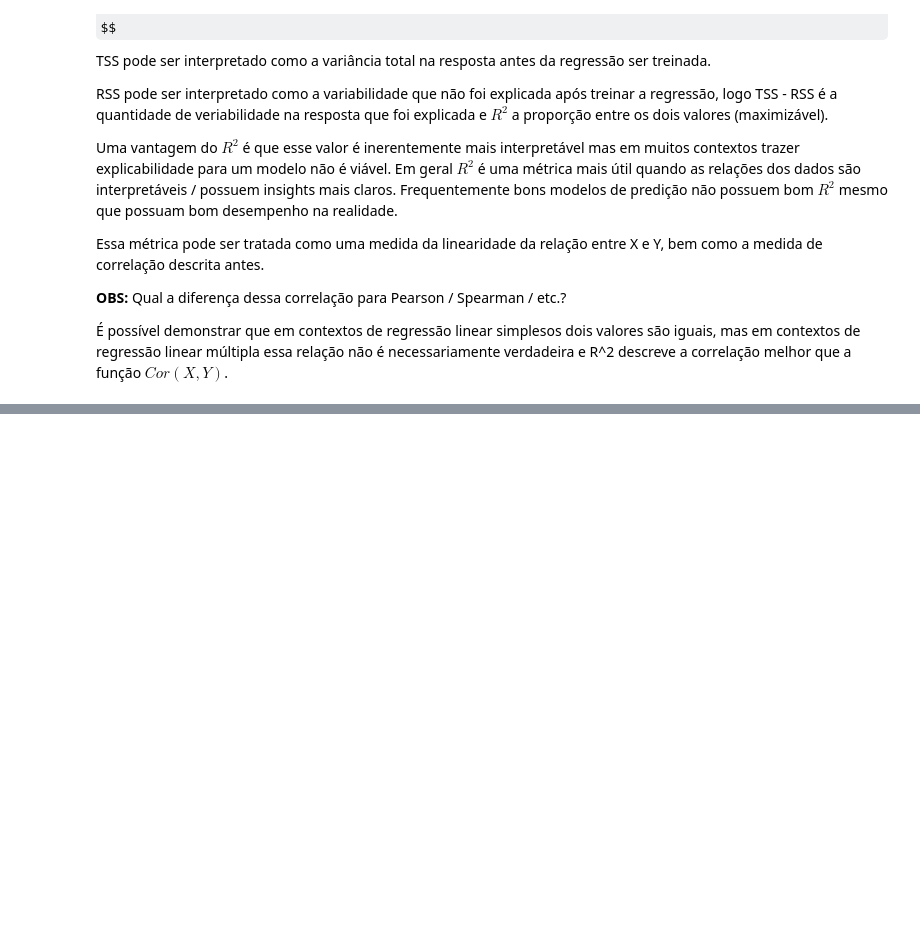
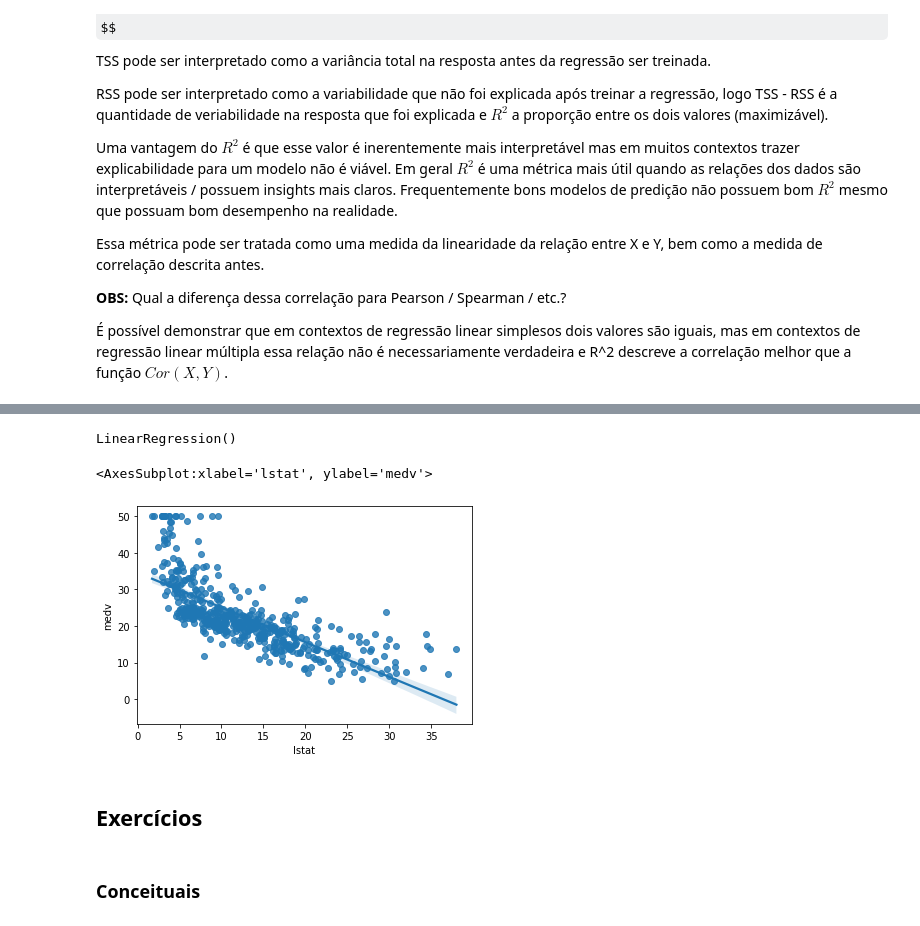
Before and after one commit to eshiraishi/ISL, a Jupyter notebook: notebooks/chapter-3.ipynb, the cells around one changed output, grey strips where cells are left out. Saved outputs shown, nothing was run; the diff lists cells and outputs as text; code cells hidden in the pictures; some formulas as TeX source; blank space fills up the shorter version.

```diff
--- a/notebooks/chapter-3.ipynb
+++ b/notebooks/chapter-3.ipynb
@@ -117,0 +206,3 @@ Essa métrica pode ser tratada como uma medida da linearidade da relação entre
+# %%
+df = pd.read_csv('../datasets/Boston.csv', index_col=0)
+df.sample(10)
@@ -117,0 +221,16 @@ Essa métrica pode ser tratada como uma medida da linearidade da relação entre
+# %%
+X_train = df['lstat']
+y_train = df['medv']
+linearRegression = LinearRegression()
+linearRegression.fit(X_train.values.reshape(-1,1), y_train)
+# %% [output]
+LinearRegression()
+# %%
+sns.regplot(data=df[['lstat', 'medv']], x='lstat', y='medv')
+# %% [output]
+<AxesSubplot:xlabel='lstat', ylabel='medv'>
+[figure, added]
+# %% [markdown]
+## Exercícios
+# %% [markdown]
+### Conceituais
```
Also changed, not shown: parts of 17 cells of this notebook, 1 other file.
